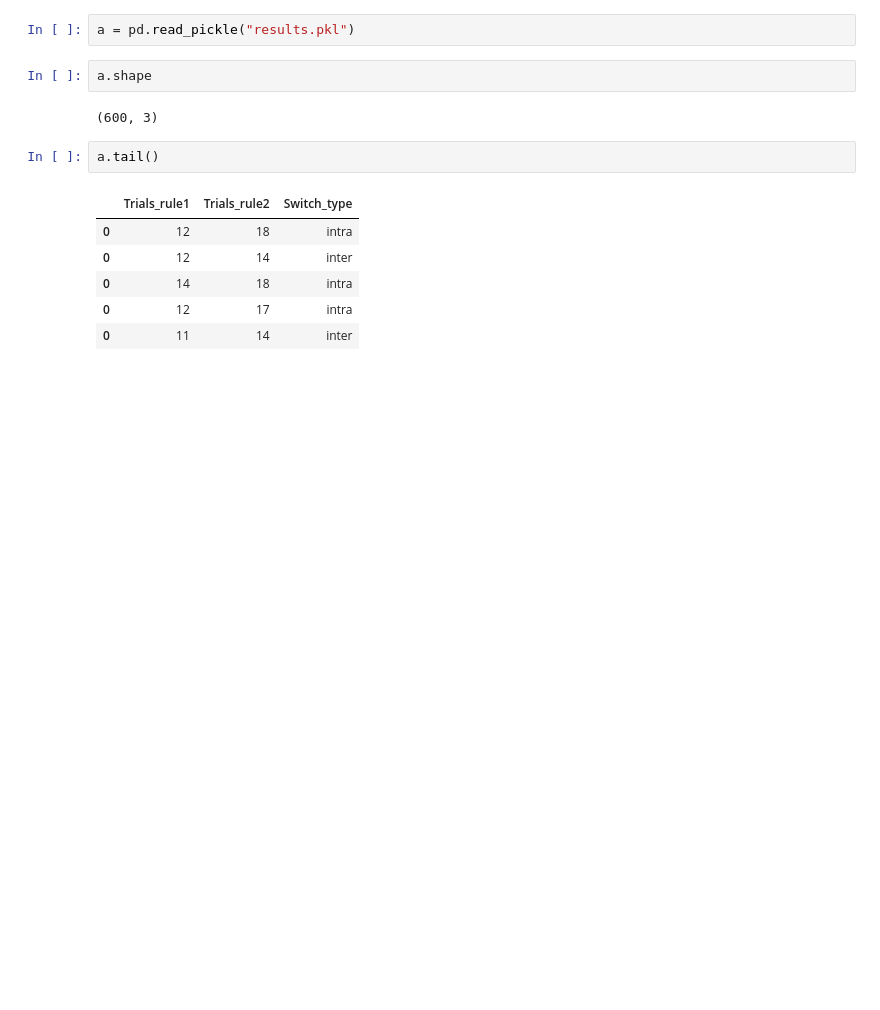
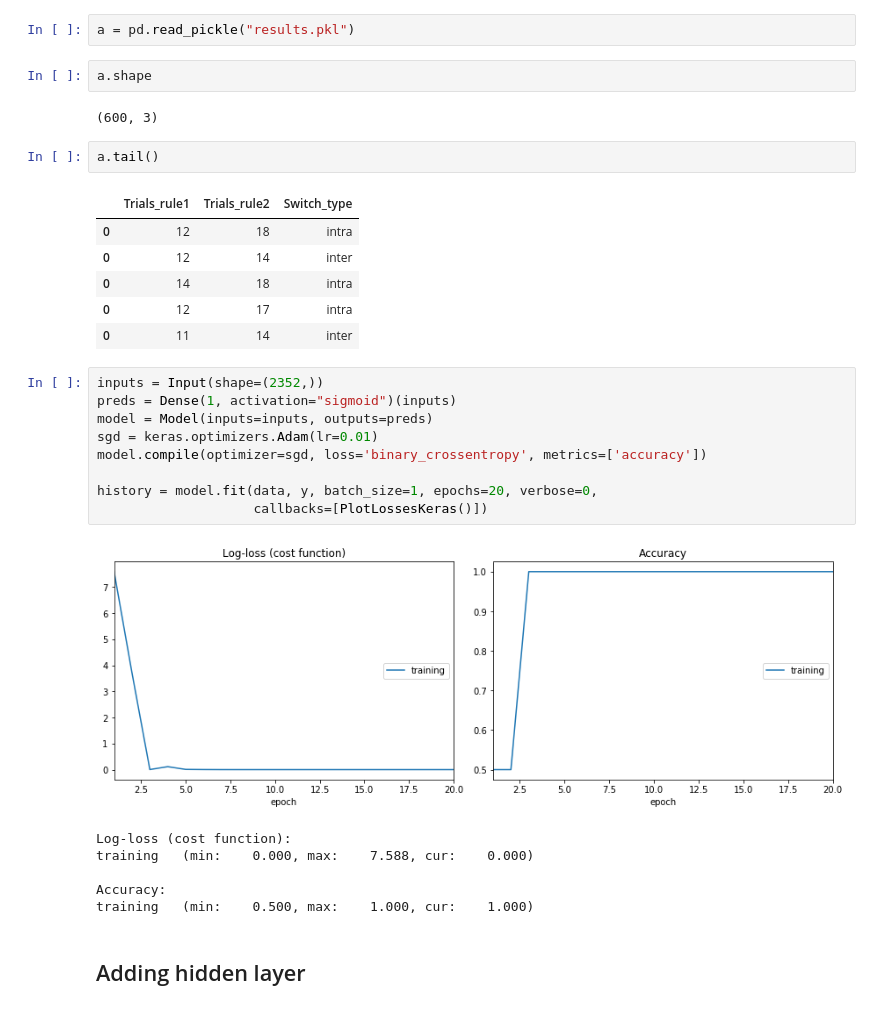
Before and after one commit to Aturt2/Kendler, a Jupyter notebook: Kendler_NN.ipynb, the cells around one changed output. Cells and saved outputs as stored; diff of their text form; blank space fills up the shorter version.

```diff
--- a/Kendler_NN.ipynb
+++ b/Kendler_NN.ipynb
@@ -333,3 +331,21 @@ a.tail()
 | 0 | 14 | 18 | intra |
 | 0 | 12 | 17 | intra |
 | 0 | 11 | 14 | inter |
+# %%
+inputs = Input(shape=(2352,))
+preds = Dense(1, activation="sigmoid")(inputs)
+model = Model(inputs=inputs, outputs=preds)
+sgd = keras.optimizers.Adam(lr=0.01)
+model.compile(optimizer=sgd, loss='binary_crossentropy', metrics=['accuracy'])
+
+history = model.fit(data, y, batch_size=1, epochs=20, verbose=0,
+                    callbacks=[PlotLossesKeras()])
+# %% [output]
+[figure, added]
+Log-loss (cost function):
+training   (min:    0.000, max:    7.588, cur:    0.000)
+
+Accuracy:
+training   (min:    0.500, max:    1.000, cur:    1.000)
+# %% [markdown]
+## Adding hidden layer
```
Also changed, not shown: parts of 29 cells of this notebook, 4 other files.
